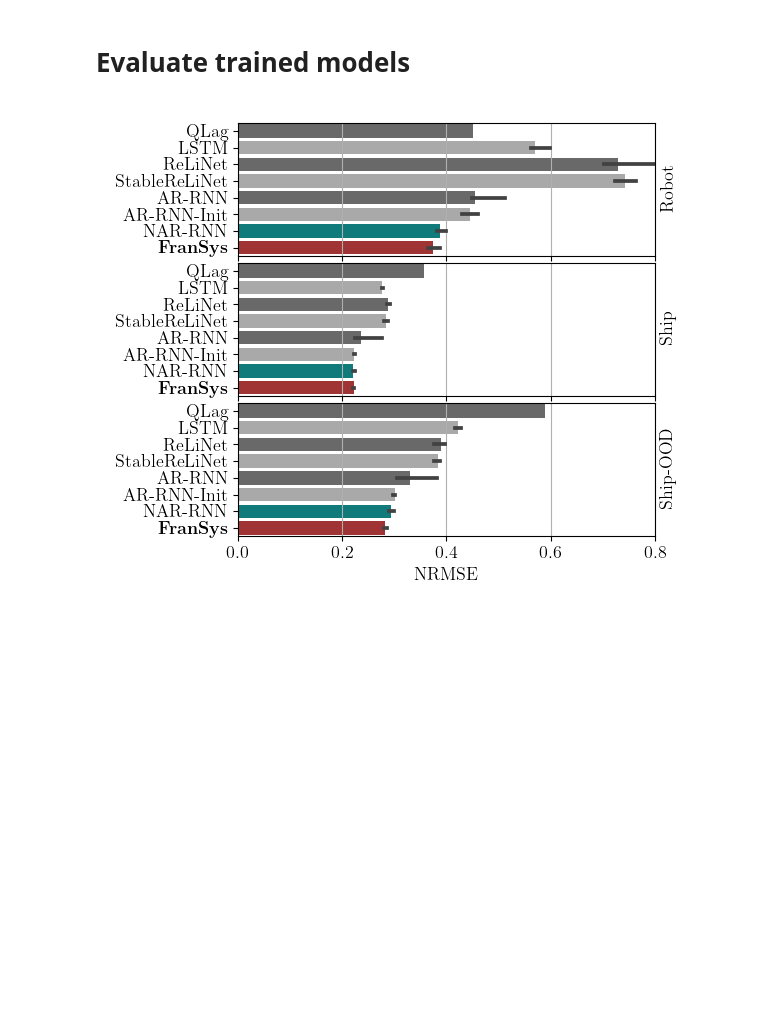
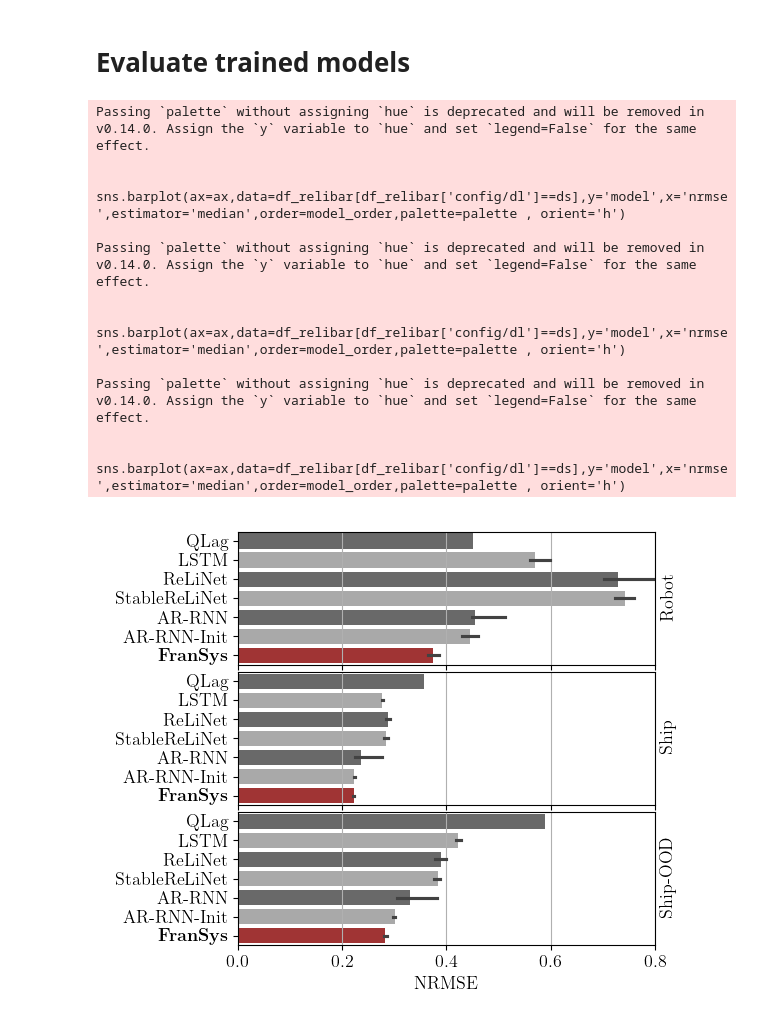
Before and after one commit to daniel-om-weber/fransys_supplement, a Jupyter notebook: 8_P4D_Plots.ipynb, the cells around one changed output. Saved outputs shown, nothing was run; the diff lists cells and outputs as text; code cells hidden in the pictures; blank space fills up the shorter version.

Commit message:
updated plots to new seaborn version

```diff
--- a/8_P4D_Plots.ipynb
+++ b/8_P4D_Plots.ipynb
@@ -264,35 +262,2 @@ df_filt = pd.concat([
     df[(df['model'] == 'FranSys')& (df['config/schedule_pred'])]
 ])
-# %%
-import seaborn as sns
-fig, (axs) = plt.subplots(ncols=1,nrows=3, figsize=(5, 5), sharey=True, gridspec_kw={'wspace': 0})
-
-df_bar = df[df['config/pred_sz'] == 500]
-
-
-#No optimized hyperparameters
-ax = axs[0]
-sns.barplot(ax=ax,data=df_bar[df_bar['config/dl']=='Quadrotor'],y='config/size',hue='model',x='rmse',estimator=np.median,palette=custom_palette)
-ax.set_xlim(left=0)
-ax.set_xlabel("")
-ax.set_ylabel('Quadrotor')
-ax.yaxis.set_label_position("right")
-
-ax = axs[1]
-sns.barplot(ax=ax,data=df_bar[df_bar['config/dl']=='Ship-OOD'],y='config/size',hue='model',x='rmse',estimator=np.median,palette=custom_palette)
-ax.set_xlim(left=0)
-ax.set_xlabel("")
-ax.set_ylabel('Ship')
-ax.yaxis.set_label_position("right")
-
-ax = axs[2]
-sns.barplot(ax=ax,data=df_bar[df_bar['config/dl']=='Robot'],y='config/size',hue='model',x='rmse',estimator=np.median,palette=custom_palette)
-ax.set_xlim(left=0)
-# ax.set_ylabel("")
-ax.set_ylabel('Robot')
-ax.yaxis.set_label_position("right")
-ax.set_xlabel("RMSE")
-
-
-plt.tight_layout()
-plt.savefig('P4D_barplot.pdf')
@@ -301,10 +264,12 @@ plt.savefig('P4D_barplot.pdf')
 # %%
+import seaborn as sns
 fig, axes = plt.subplots(4, 3, figsize=(7, 9))
 linestyles = {'small': ':', 'medium': '--', 'large': '-'}
 sizes = ['small', 'medium', 'large']
 datasets = df['config/dl'].unique()
 
-model_order = ['AR-RNN','AR-RNN-Init','NAR-RNN', 'FranSys']
+# model_order = ['AR-RNN','AR-RNN-Init','NAR-RNN', 'FranSys']
+model_order = ['AR-RNN','AR-RNN-Init','FranSys']
 
 
 for j, size in enumerate(sizes):
@@ -563,34 +528,45 @@ df_relinet
 import seaborn as sns
 fig, (axs) = plt.subplots(ncols=1,nrows=3, figsize=(6, 5), sharey=True, gridspec_kw={'wspace': 0})
 model_order = [ 'QLag', 'LSTM',  'ReLiNet',
-       'StableReLiNet','AR-RNN','AR-RNN-Init','NAR-RNN', 'FranSys']
+       'StableReLiNet','AR-RNN','AR-RNN-Init', 'FranSys']
 grey_tones = ['dimgrey', 'darkgrey']  # Alternating tones
 palette = {model: 'firebrick' if model == 'FranSys' else 'darkcyan' if model == 'NAR-RNN' else grey_tones[i % 2] for i, model in enumerate(model_order)}
 df_relibar = pd.concat([
     df_filt[(df_filt['config/pred_sz'] == 60)& ((df_filt['config/dl']=='Robot')|
                                                 (df_filt['config/dl']=='Ship')|
                                                 (df_filt['config/dl']=='Ship-OOD'))],
-df_relinet])
+df_relinet],ignore_index=True)
 
 for idx, ds in enumerate(df_relibar['config/dl'].unique()):
 
     ax = axs[idx]
-    sns.barplot(ax=ax,data=df_relibar[df_relibar['config/dl']==ds],y='model',x='nrmse',estimator='median',order=model_order,palette=palette)
+    sns.barplot(ax=ax,data=df_relibar[df_relibar['config/dl']==ds],y='model',x='nrmse',estimator='median',order=model_order,palette=palette , orient='h')
     ax.set_xlim(0,0.8)
     ax.set_xlabel("")
     ax.set_ylabel(ds)
     ax.grid(axis='x')
     ax.yaxis.set_label_position("right")
     if idx == 2:
         ax.set_xlabel("NRMSE")
     else:
         ax.set_xticklabels([])
 
     labels = [label.get_text() for label in ax.get_yticklabels()]
     labels[-1] = r'\textbf{' + labels[-1] + '}'
     ax.set_yticklabels(labels)
 
 plt.tight_layout(h_pad=0.1)
 plt.savefig('P4D_relinet.pdf')
 # %% [output]
+Passing `palette` without assigning `hue` is deprecated and will be removed in v0.14.0. Assign the `y` variable to `hue` and set `legend=False` for the same effect.
+
+  sns.barplot(ax=ax,data=df_relibar[df_relibar['config/dl']==ds],y='model',x='nrmse',estimator='median',order=model_order,palette=palette , orient='h')
+
+Passing `palette` without assigning `hue` is deprecated and will be removed in v0.14.0. Assign the `y` variable to `hue` and set `legend=False` for the same effect.
+
+  sns.barplot(ax=ax,data=df_relibar[df_relibar['config/dl']==ds],y='model',x='nrmse',estimator='median',order=model_order,palette=palette , orient='h')
+
+Passing `palette` without assigning `hue` is deprecated and will be removed in v0.14.0. Assign the `y` variable to `hue` and set `legend=False` for the same effect.
+
+  sns.barplot(ax=ax,data=df_relibar[df_relibar['config/dl']==ds],y='model',x='nrmse',estimator='median',order=model_order,palette=palette , orient='h')
-[figure, old version]
+[figure, new version]
```
Also changed, not shown: parts of 8 cells of this notebook, 1 other file.
